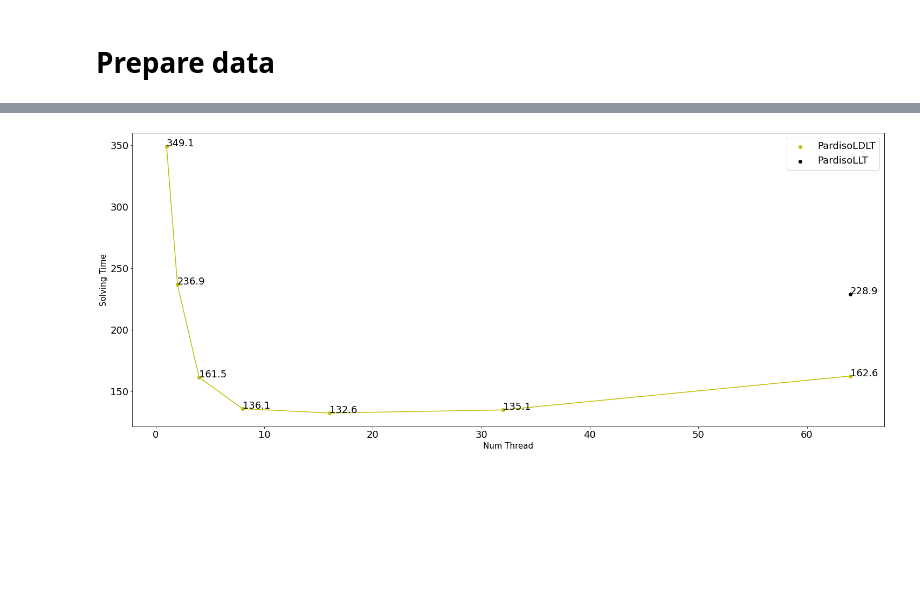
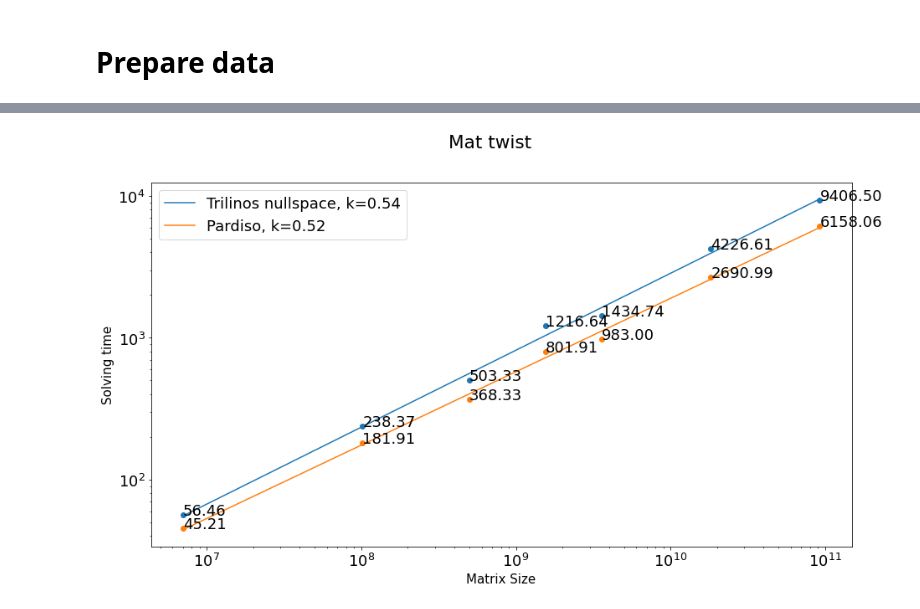
Before and after one commit to njsyw1997/PersonalScript, a Jupyter notebook: polyfem/stat/stat_nonlinear.ipynb, the cells around one changed output, grey strips where cells are left out. Cells and saved outputs as stored; diff of their text form; code cells hidden in the pictures; blank space fills up the shorter version.

```diff
--- a/polyfem/stat/stat_nonlinear.ipynb
+++ b/polyfem/stat/stat_nonlinear.ipynb
@@ -176,13 +199,10 @@ def data_collect(path_lists,start_index):
             if exist_bool:
                 result_list.append(temp_result)
     return result_list,fail_list
-# %%
-# result_list,fail_list=data_collect([glob.glob("/home/yiwei/results/square/**/**/**/**/**/**")],5)
-result_list,fail_list=data_collect([glob.glob("/home/yiwei/results/twist/**/**/**/**/**/**/**")],5)
-result_list_new,fail_list_new=data_collect([glob.glob("/home/yiwei/results_new/twist/**/**/**/**/**/**/**")],5)
 # %%
 def df_create(result_list):
-    columns=["Scene","Solver","Mesh","Mat Size","Nonzeros","discr_order","n_ref","Block Size","Num Thread","Peak Memory","CPU Usage","Runtime","No Converge Iters","solve_itersteps","SD","Error","Iterations"]
+    columns=["Scene","Solver","Mesh","Mat Size","num_vertices","Nonzeros","discr_order","n_ref","Block Size",\
+        "Num Thread","Peak Memory","CPU Usage","Runtime","SD","Error","Iterations","steps","bc_solver_time","bc_time","linear_solver_time"]
     result_df=pd.DataFrame(columns=columns)
     for result,i in zip(result_list,range(len(result_list))):
         df_row={}
@@ -197,11 +217,14 @@ def df_create(result_list):
         df_row["Num Thread"]=result.num_thread
         df_row["CPU Usage"]=np.max(result.cpu_usage,axis=1)
         df_row["Peak Memory"]=result.peak_memory
-        df_row["No Converge Iters"]=np.average(result.non_cov_iter,axis=1)
         df_row["Runtime"]=np.average(result.time,axis=1)
         df_row["SD"]=np.std(result.time,axis=1)
         df_row["Error"]=np.average(result.err,axis=1)
         df_row["Iterations"]=np.average(result.iter,axis=1)
-        df_row["solve_itersteps"]=np.average(result.solve_itersteps,axis=1)
+        df_row["steps"]=result.iter_step
+        df_row["num_vertices"]=result.num_vertices
+        df_row["bc_solver_time"]=result.bc_solver_time
+        df_row["bc_time"]=result.bc_time
+        df_row["linear_solver_time"]=result.linear_solver_time
         result_df.loc[i]=df_row
     return result_df
@@ -212,0 +231,5 @@ cmap=['b','g','r','c','m','y','k','w']
+# %%
+twist_list,_=data_collect([glob.glob("/home/yiwei/tmp_test/0.04_1.6_twist/**/**/**/**/**/**/**")],5)
+twist_df=df_create(twist_list)
+cmap=['b','g','r','c','m','y','k','blueviolet','chartreuse','maroon']
+solver_list=["AMGCL","Hypre","Eigen::CholmodSupernodalLLT","Eigen::PardisoLDLT","Trilinos","Eigen::PardisoLLT"]
@@ -213,51 +320,43 @@ cmap=['b','g','r','c','m','y','k','w']
 # %%
-def fit(solver_name_,block_size_,ax_,df,cmap_,cindex_):
+def fit(solver_name_,solverlabel_,block_size_,ax_,df,cmap_,cindex_,mesh_=None):
     degree=1
-    tempdf=df[(df["Block Size"]==block_size_) & (df["Solver"]==solver_name_)&(df["Mesh"]=="mat40x40")]
-    tempdf=tempdf.sort_values(by=['Num Thread'])
-    xdata=np.int64(tempdf['Num Thread'])
+    if mesh_==None:
+        tempdf=df[(df["Block Size"]==block_size_) & (df["Solver"]==solver_name_) &(df["discr_order"]==1) &(df["n_ref"]==0)]
+    else:
+        tempdf=df[(df["Block Size"]==block_size_) & (df["Solver"]==solver_name_) &(df["discr_order"]==1) & (df["Mesh"]==mesh_)]
+    # tempdf=df[(df["Block Size"]==block_size_) & (df["Solver"]==solver_name_) &(df["discr_order"]==1) & (df["n_ref"])==1]
+    # tempdf=df[(df["Block Size"]==block_size_) & (df["Solver"]==solver_name_) &(df["discr_order"]==1) & (df["Mesh"]=="square_beam2d_2.5")]
+    tempdf=tempdf.sort_values(by=['Mat Size'])
+    xdata=np.float64(tempdf['Mat Size'])
     ydata=np.float64(tempdf["Runtime"])
     logx = np.log(xdata)
+    # logx=logx/2
     logy = np.log(ydata)
-    # coeffs = np.polyfit(logx,logy,deg=degree)
-    # poly = np.poly1d(coeffs)
-    # yfit = lambda x: np.exp(poly(np.log(x)))
-    if solver_name_=="Eigen::CholmodSupernodalLLT":
-        label_="Cholmod"
-    elif solver_name_=="Eigen::PardisoLDLT":
-        label_="PardisoLDLT"
-    elif solver_name_=="Eigen::PardisoLLT":
-        label_="PardisoLLT"
-    else:
-        label_=solver_name_+"B"+str(block_size_)
-    ax_.scatter(xdata,ydata,label=label_,color=cmap_[cindex_])
-    ax_.plot(xdata,ydata,color=cmap_[cindex_])
-
-    # ax_.scatter(xdata,ydata,color=cmap_[cindex_])
-    # label_=label_+", k="+str("%.2f" % coeffs[degree-1])
-    # ax_.plot(xdata,yfit(xdata),label=label_,color=cmap_[cindex_])
-    if np.isscalar(ydata):
-        ax_.annotate('%.1f'%ydata, (xdata[0], ydata))
-    else:
-        for i in range(len(xdata)):
-            ax_.annotate('%.1f'%ydata[i], (xdata[i], ydata[i]))
-
-solver_list=["AMGCL","Hypre","Eigen::CholmodSupernodalLLT","Eigen::PardisoLDLT","Eigen::PardisoLLT"]
-num_threads=np.sort(np.int64(result_df["Num Thread"].unique()))
-fig,ax=plt.subplots(figsize=(25,10)) # figure size
+    coeffs = np.polyfit(logx,logy,deg=degree)
+    poly = np.poly1d(coeffs)
+    yfit = lambda x: np.exp(poly(np.log(x)))
+    label_=solverlabel_
+    # ax_.scatter(xdata,ydata,label=label_,color=cmap_[cindex_])
+    ax_.scatter(xdata,ydata,color=cmap_[cindex_])
+    label_=label_+", k="+str("%.2f" % coeffs[degree-1])
+    ax_.plot(xdata,yfit(xdata),label=label_,color=cmap_[cindex_])
+    # ax_.plot(xdata,ydata,color=cmap_[cindex_],label=label_,marker='o')
+    for i in range(len(xdata)):
+        ax_.annotate('%.2f'%ydata[i], (xdata[i], ydata[i]))
+solver_list=["AMGCL","Hypre","Eigen::CholmodSupernodalLLT","Eigen::PardisoLDLT","Trilinos","Eigen::PardisoLLT"]
+num_threads=np.sort(np.int64(twist_df["Num Thread"].unique()))
+fig,ax=plt.subplots(1,1,figsize=(15,8)) # figure size
 plt.rcParams.update({'font.size': 18}) # font size
-ax.set_xlabel('Num Thread',fontsize=15) # x labels
-ax.set_ylabel("Solving Time",fontsize=15) # y labels
-fit("AMGCL",1,ax,result_df,cmap,0)
-fit("AMGCL",3,ax,result_df,cmap,1)
-fit("Hypre",1,ax,result_df,cmap,2)
-fit("Hypre",3,ax,result_df,cmap,3)
-fit("Eigen::CholmodSupernodalLLT",1,ax,result_df,cmap,4)
-fit("Eigen::PardisoLDLT",1,ax,result_df,cmap,5)
-# fit("Eigen::PardisoLLT",1,ax,result_df,cmap,6)
+label=""
+data_frame=None
+fit("Trilinos","Trilinos nullspace",3,ax,twist_df,list(mcolors.TABLEAU_COLORS),0)
+fit("Eigen::PardisoLLT","Pardiso",3,ax,twist_df,list(mcolors.TABLEAU_COLORS),1)
+ax.legend()
+ax.set_xscale('log')
+ax.set_yscale('log')
 plt.xticks(fontsize=18, rotation=0)
 plt.yticks(fontsize=18, rotation=0)
-ax.legend()
-# plt.xscale("log") # log scale
-# plt.yscale("log") # log scale
+ax.set_ylabel("Solving time",fontsize=15) # y labels
+ax.set_xlabel("Matrix Size",fontsize=15) # x labels
+plt.suptitle("Mat twist")
 # %% [output]
@@ -265,2 +364,2 @@ ax.legend()
-[figure, old version]
+[figure, new version]
 # %%
```
Also changed, not shown: parts of 22 cells of this notebook, 46 other files.
